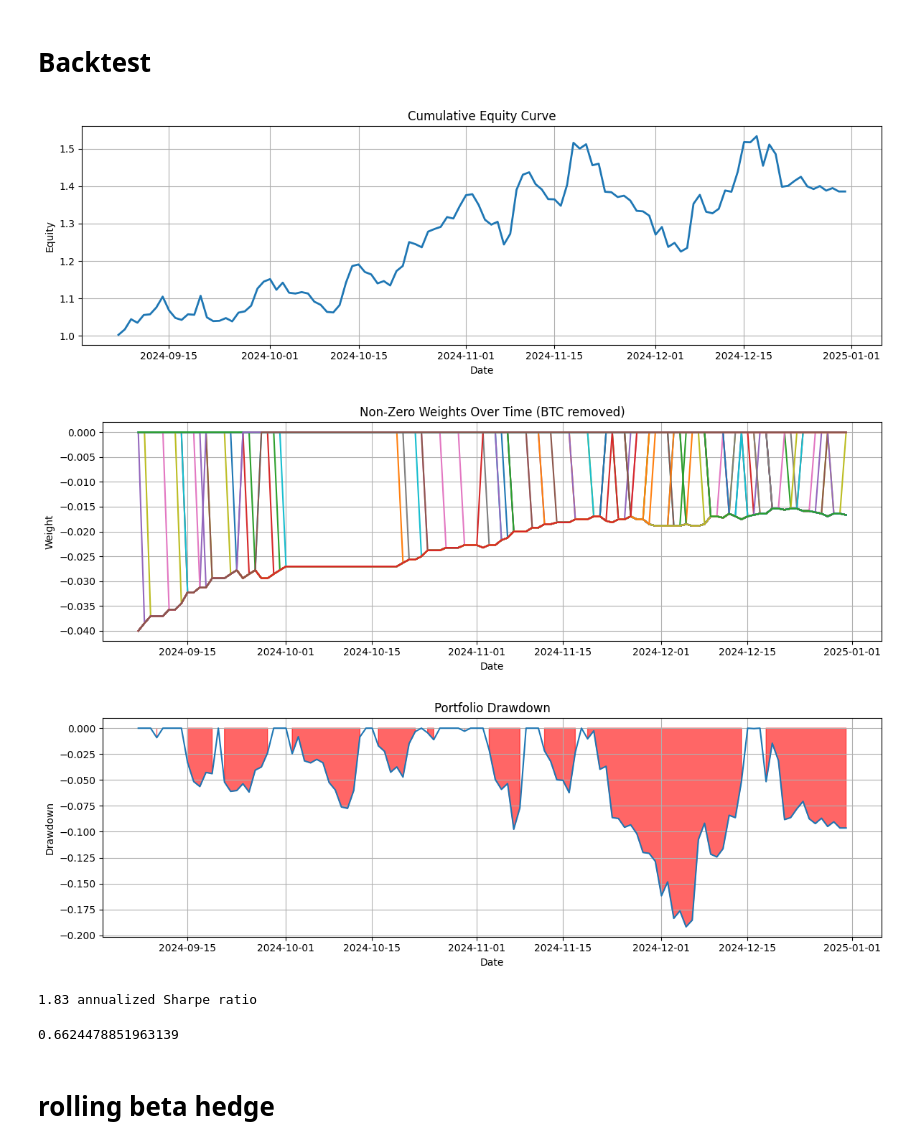
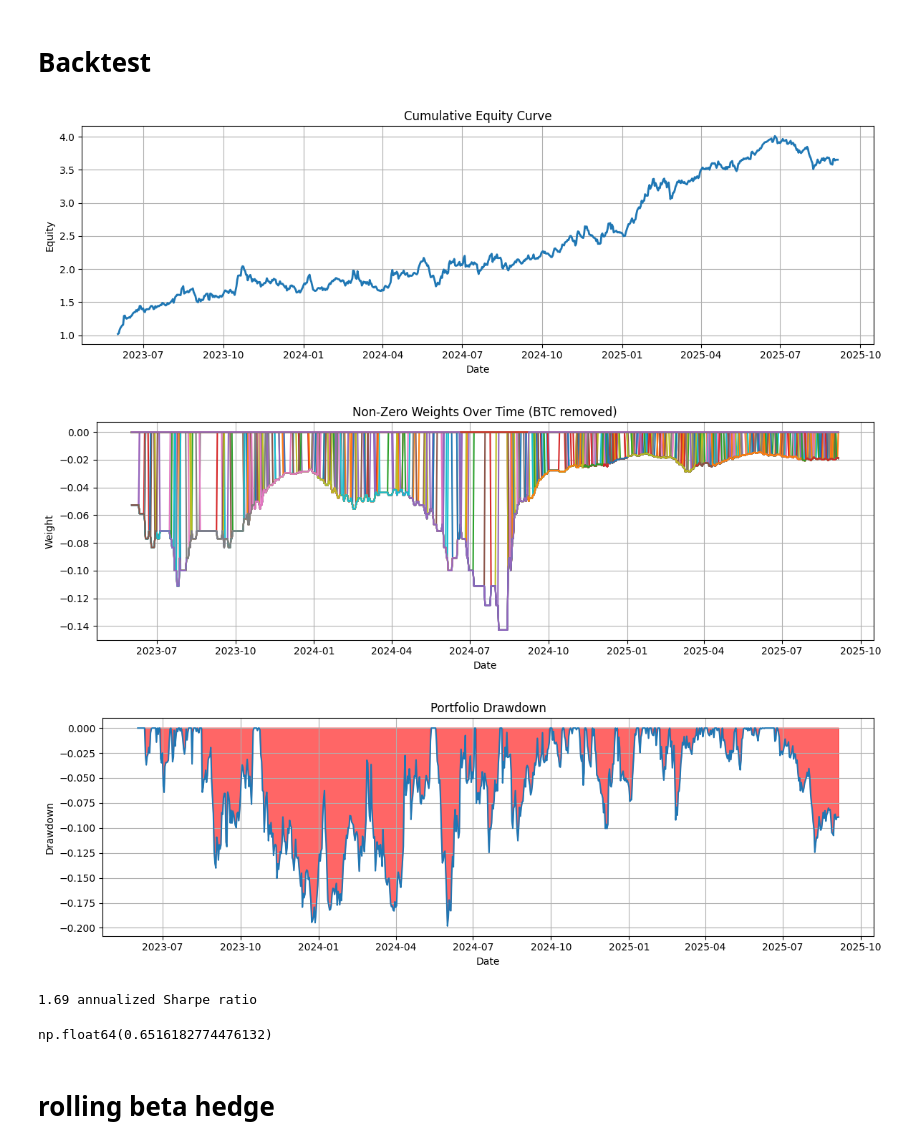
Before and after one commit to engineswap/strategy_manager, a Jupyter notebook: short_listings/short_listings.ipynb, the cells around one changed output. Drawn from its saved outputs; the diff is of its cells as text; code cells hidden in the pictures.

```diff
--- a/short_listings/short_listings.ipynb
+++ b/short_listings/short_listings.ipynb
@@ -5,22 +9,19 @@ Using cci30 as a hedge im getting avg beta of 0.08 for some reason, somethings w
 # %%
 import pandas as pd
 import numpy as np
-import seaborn as sns
 import matplotlib.pyplot as plt
 from sklearn.linear_model import LinearRegression
 
-binance_path = "/Users/ilyat/Documents/quant📈/ccxt_data/data/binance/ohlc/perps/combined_enriched.csv"
-bybit_path = "/Users/ilyat/Documents/quant📈/ccxt_data/data/bybit/ohlc/perps/combined_enriched.csv"
-hyperliquid_path = "/Users/ilyat/Documents/quant📈/ccxt_data/data/hyperliquid/ohlc/perps/combined_enriched.csv"
+path = "C:/Users/itataurov.KORECAPITAL/Desktop/ccxt_data/data_parsed/1d/technical/binance/joined/binance_perps_joined.parquet"
 
-df = pd.read_csv(binance_path)
-df = df.sort_values(by=['timestamp'])
-df.timestamp = pd.to_datetime(df.timestamp)
+df = pd.read_parquet(path, engine='pyarrow')
+df = df.sort_values(by=['datetime'])
+df.datetime = pd.to_datetime(df.datetime)
 # %%
 # 1) Compute each coin’s true days since listing (using its first-ever timestamp)
-first_list = df.groupby('symbol')['timestamp'].transform('min')
-df['days_since_list'] = (df['timestamp'] - first_list).dt.days
-df['signal'] = np.where(df['days_since_list'] < 100, -1, 0)
+first_list = df.groupby('symbol')['datetime'].transform('min')
+df['days_since_list'] = (df['datetime'] - first_list).dt.days
+df['signal'] = np.where(df['days_since_list'] < 80, -1, 0)
 # %% [markdown]
 # Average beta of new listings
 # %%
@@ -28,8 +29,8 @@ import pandas as pd
 import numpy as np
 
 # --- Filter the date range ---------------------------------------------------
-df = df[df.timestamp > '2023-01-01']
-df = df[df.timestamp < '2025-01-01']
+df = df[df.datetime > '2023-01-01']
+# df = df[df.datetime < '2025-05-01']
 
 # --- 1. Ensure returns exist ------------------------------------------------
 if 'ret' not in df.columns:
@@ -39,7 +40,7 @@ if 'ret' not in df.columns:
 hedge_symbol = 'BTC'
 btc_ret = (
     df[df['symbol'] == hedge_symbol]
-    .set_index('timestamp')['ret']
+    .set_index('datetime')['ret']
     .rename('btc_ret')
 )
 
@@ -47,11 +48,11 @@ btc_ret = (
 listing_df = df[
     (df['symbol'] != hedge_symbol) &
     (df['days_since_list'] <= 100)
-][['timestamp', 'symbol', 'ret']]
+][['datetime', 'symbol', 'ret']]
 
 # --- 4. Pivot to wide, align with hedge_symbol ------------------------------
 rets_listing = listing_df.pivot(
-    index='timestamp',
+    index='datetime',
     columns='symbol',
     values='ret'
 )
@@ -117,23 +118,23 @@ Text(0.5, 1.0, 'Distribution of Betas to BTC for Listing Coins')
 # %% [markdown]
 # event study
 # %%
-# 2) Filter raw data to only the last 6 months
-six_months_ago = pd.Timestamp.now() - pd.DateOffset(months=12)
-df = df[df['timestamp'] >= six_months_ago].copy()
+# 2) Filter raw data to only the last n months
+start_date_for_filtering = pd.Timestamp.now() - pd.DateOffset(months=48)
+df = df[df['datetime'] >= start_date_for_filtering].copy()
 
 # 3) Compute per-symbol cumulative returns over first 100 days since listing
 def compute_cum_returns(group):
-    group = group.sort_values('timestamp').reset_index(drop=True)
+    group = group.sort_values('datetime').reset_index(drop=True)
     group['return'] = group['close'].pct_change().fillna(0)
     group['cum_return'] = (1 + group['return']).cumprod() - 1
     # days_since_list already in df, but re-filter to <=100 days
-    return group[group['days_since_list'] <= 150][['days_since_list', 'cum_return']]
+    return group[group['days_since_list'] <= 200][['days_since_list', 'cum_return']]
 
 cum_df = df.groupby('symbol').apply(compute_cum_returns)
 
 # 4) Pivot wide and average across symbols
 pivot = cum_df.reset_index().pivot(index='days_since_list', columns='symbol', values='cum_return')
-avg_cum = pivot.mean(axis=1)
+avg_cum = pivot.median(axis=1)
 
 # 5) Plot
 fig, ax = plt.subplots(figsize=(10, 6))
@@ -203,10 +204,10 @@ import numpy as np
 import matplotlib.pyplot as plt
 
 # --- 1. Prep -----------------------------------------------------------------
-df['timestamp'] = pd.to_datetime(df['timestamp'])
+df['timestamp'] = pd.to_datetime(df['datetime'])
 df = df.sort_values(['timestamp', 'symbol'])
 
-df = df[df.timestamp>'2024-06-01']
+df = df[df.timestamp>'2023-06-01']
 
 # --- 2. Compute daily pct returns -------------------------------------------
 df['ret'] = df.groupby('symbol')['close'].pct_change()
@@ -231,7 +232,7 @@ df['weight'] = (
 
 # --- 4. Pivot weights & lagged returns -------------------------------------
 weights_df = df.pivot(index='timestamp', columns='symbol', values='weight').fillna(0)
-weights_df['BTC'] = 1.3
+weights_df['BTC'] = 1.33
 rets_df    = df.pivot(index='timestamp', columns='symbol', values='ret').fillna(0)
 
 # lag returns by one period to avoid lookahead
@@ -263,41 +264,41 @@ nz = (weights_df
 plt.figure(figsize=(12, 4))
 for sym in nz.columns:
     plt.plot(nz.index, nz[sym])
 plt.title('Non-Zero Weights Over Time (BTC removed)')
 plt.xlabel('Date')
 plt.ylabel('Weight')
 plt.grid(True)
 plt.tight_layout()
 plt.show()
 
 # --- Plot 3: Portfolio Drawdown --------------------------------------------
 running_max = equity.cummax()
 drawdown = (equity / running_max) - 1
 
 plt.figure(figsize=(12, 4))
 plt.fill_between(drawdown.index, drawdown, 0, where=drawdown < 0, color='red', alpha=0.6)
 plt.plot(drawdown.index, drawdown, lw=1.5)
 plt.title('Portfolio Drawdown')
 plt.xlabel('Date')
 plt.ylabel('Drawdown')
 plt.grid(True)
 plt.tight_layout()
 plt.show()
 
 print(f"{(port_ret.mean()/port_ret.std())*np.sqrt(365):.2f} annualized Sharpe ratio")
 
 # Save the portfolio returns to a CSV file
 name = "constant_hedge_equal_weighted_short_listings_100d"
 port_ret.rename(name).to_csv(f'../data/backtests/{name}.csv', header=True)
 # %% [output]
-[figure, old version]
+[figure, new version]
-[figure, old version]
+[figure, new version]
-[figure, old version]
+[figure, new version]
-1.83 annualized Sharpe ratio
+1.69 annualized Sharpe ratio
 # %%
 port_ret.std()*np.sqrt(365)
 # %% [output]
-0.6624478851963139
+np.float64(0.6516182774476132)
 # %% [markdown]
 # rolling beta hedge
 # %%
```
Also changed, not shown: parts of 13 cells of this notebook, 2 other files.
